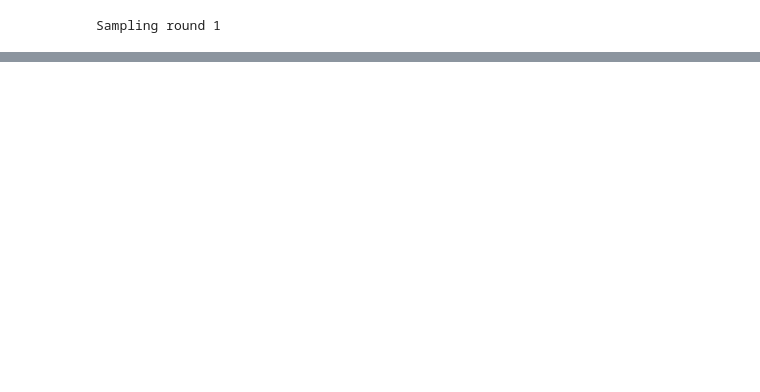
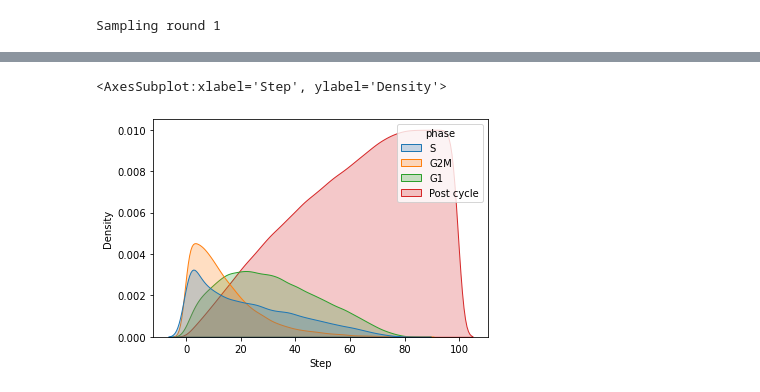
Before and after one commit to aron0093/cytopath-notebooks, a Jupyter notebook: cytopath_analysis_pancreatic_endocinogenesis.ipynb, the cells around one changed output, grey strips where cells are left out. Cells and saved outputs as stored; diff of their text form; code cells hidden in the pictures; blank space fills up the shorter version.

```diff
--- a/cytopath_analysis_pancreatic_endocinogenesis.ipynb
+++ b/cytopath_analysis_pancreatic_endocinogenesis.ipynb
@@ -114,0 +164,11 @@ cytopath.plot_alignment(adata, directory='', basis='umap', smoothing=False, size
+# %%
+# Cell cycle phase for each simulation step
+sample_phase_transitions = np.empty(adata.uns['samples']['cluster_sequences'].shape, dtype='U32')
+for j in range(sample_phase_transitions.shape[0]):
+    sample_phase_transitions[j] = adata.obs.iloc[adata.uns['samples']['cell_sequences'][j], adata.obs.columns.get_loc('phase')]
+
+temp = pd.DataFrame(sample_phase_transitions).melt(var_name='Step', value_name='phase')
+sns.kdeplot(x='Step', hue='phase', data=temp, fill=True)
+# %% [output]
+<AxesSubplot:xlabel='Step', ylabel='Density'>
+[figure, added]
```
Also changed, not shown: parts of 14 cells of this notebook.
